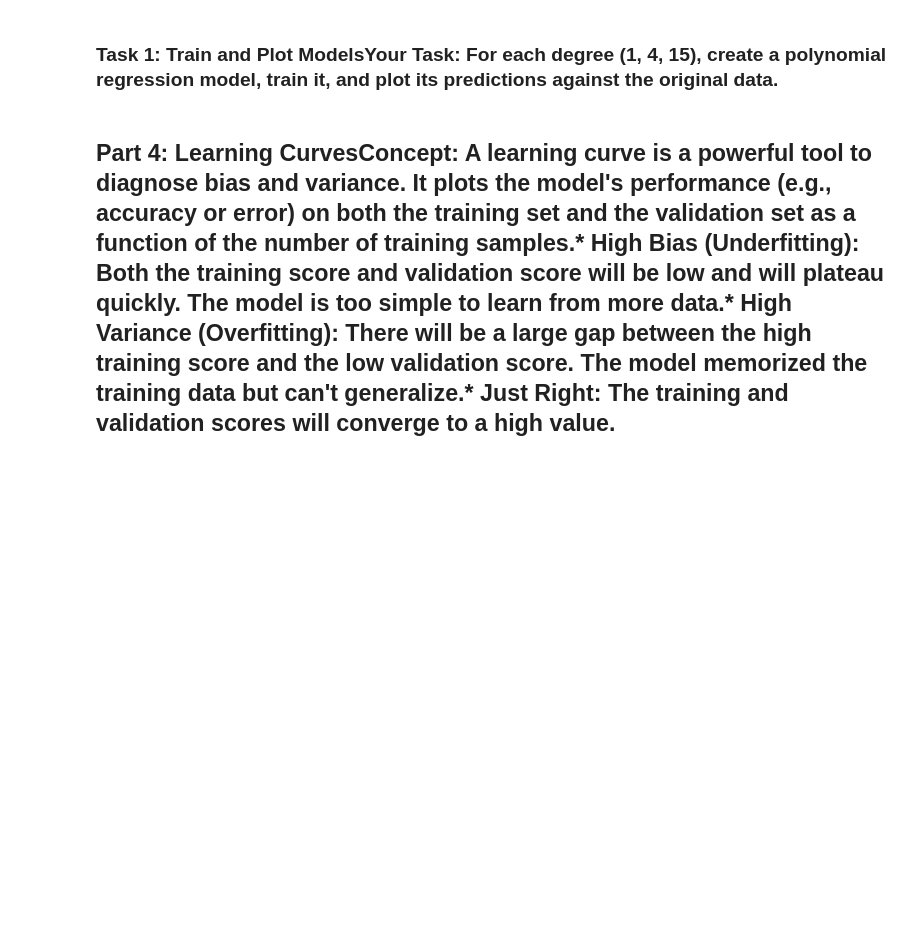
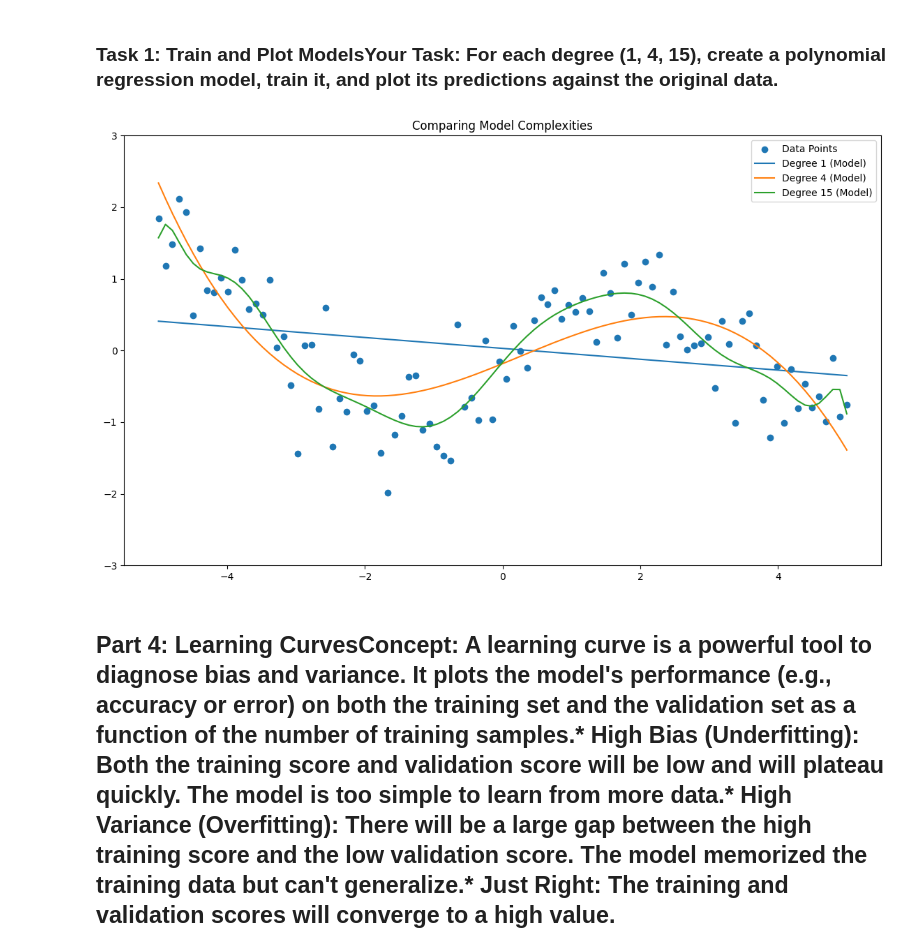
Before and after one commit to cano-elda/Lab08-Group-3-ITAI-1371, a Jupyter notebook: Module_08_Lab_Bias_Variance_Tradeoff.ipynb, the cells around one changed output. Saved outputs shown, nothing was run; the diff lists cells and outputs as text; code cells hidden in the pictures; blank space fills up the shorter version.

```diff
--- a/Module_08_Lab_Bias_Variance_Tradeoff.ipynb
+++ b/Module_08_Lab_Bias_Variance_Tradeoff.ipynb
@@ -11,7 +31,31 @@ import numpy as npimport matplotlib.pyplot as pltfrom sklearn.pipeline import ma
 # %% [markdown]
 ### Task 1: Train and Plot Models**Your Task:** For each degree (1, 4, 15), create a polynomial regression model, train it, and plot its predictions against the original data.
 # %%
-# --- ENTER YOUR CODE HERE ---plt.figure(figsize=(14, 8))plt.scatter(X, y, label='Data Points')degrees = [1, 4, 15]for degree in degrees:    # 1. Create a pipeline that adds polynomial features and then fits a linear regression model    # model = make_pipeline(PolynomialFeatures(degree), LinearRegression())        # 2. Train the model    # model.fit(X, y)        # 3. Make predictions    # y_pred = model.predict(X)        # 4. Plot the model's predictions    # plt.plot(X, y_pred, label=f'Degree {degree} (Model)')plt.legend()plt.title('Comparing Model Complexities')plt.ylim(-3, 3)plt.show()
+# --- ENTER YOUR CODE HERE ---
+
+plt.figure(figsize=(14, 8))
+plt.scatter(X, y, label='Data Points')
+
+degrees = [1, 4, 15]
+for degree in degrees:
+    # 1. Create a pipeline that adds polynomial features and then fits a linear regression model
+    model = make_pipeline(PolynomialFeatures(degree), LinearRegression())
+
+    # 2. Train the model
+    model.fit(X, y)
+
+    # 3. Make predictions
+    y_pred = model.predict(X)
+
+    # 4. Plot the model's predictions
+    plt.plot(X, y_pred, label=f'Degree {degree} (Model)')
+
+plt.legend()
+plt.title('Comparing Model Complexities')
+plt.ylim(-3, 3)
+plt.show()
+# %% [output]
+[figure, added]
 # %% [markdown]
 ## Part 4: Learning Curves**Concept:** A **learning curve** is a powerful tool to diagnose bias and variance. It plots the model's performance (e.g., accuracy or error) on both the **training set** and the **validation set** as a function of the number of training samples.*   **High Bias (Underfitting):** Both the training score and validation score will be low and will plateau quickly. The model is too simple to learn from more data.*   **High Variance (Overfitting):** There will be a large gap between the high training score and the low validation score. The model memorized the training data but can't generalize.*   **Just Right:** The training and validation scores will converge to a high value.
 # %% [markdown]
```
Also changed, not shown: parts of 1 cell of this notebook.
